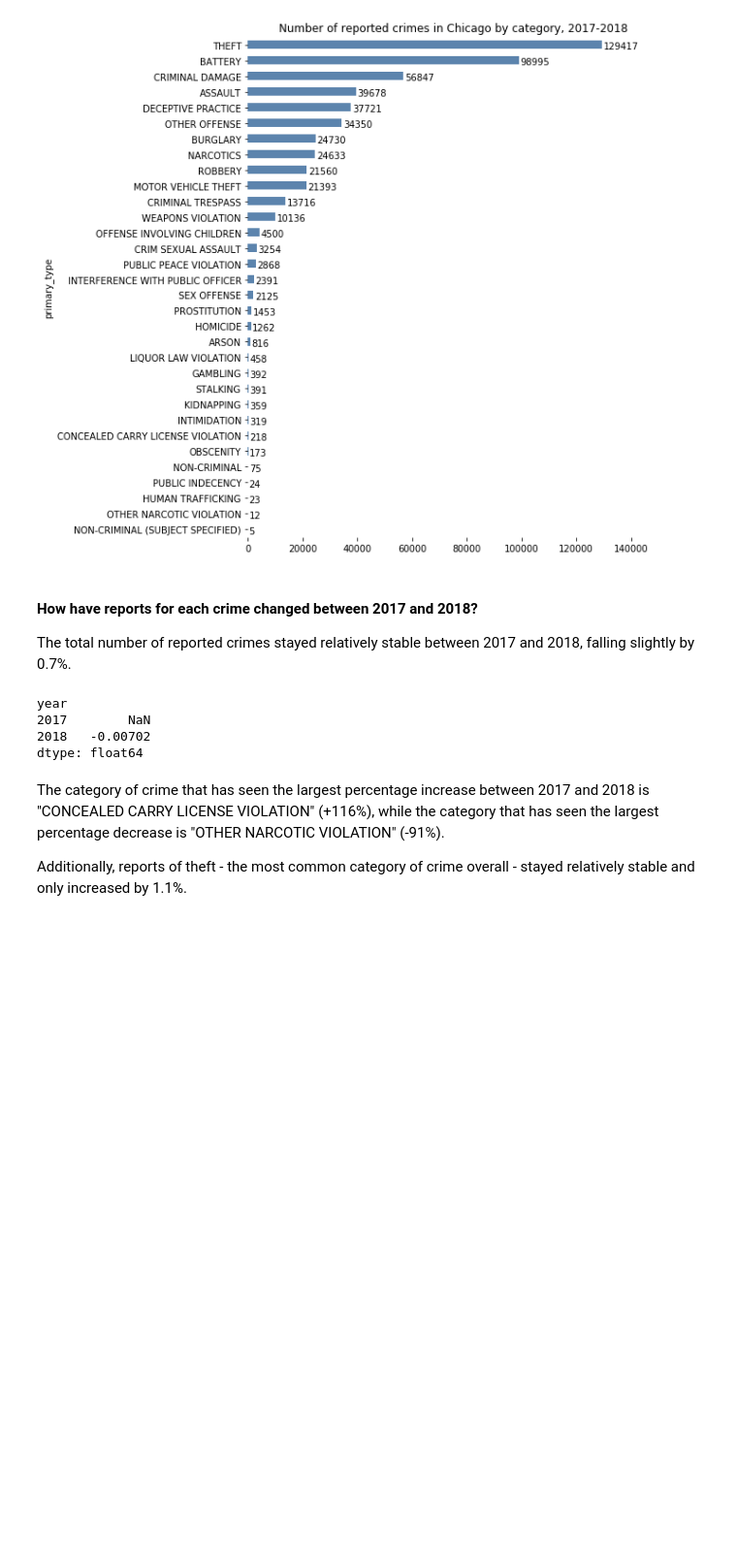
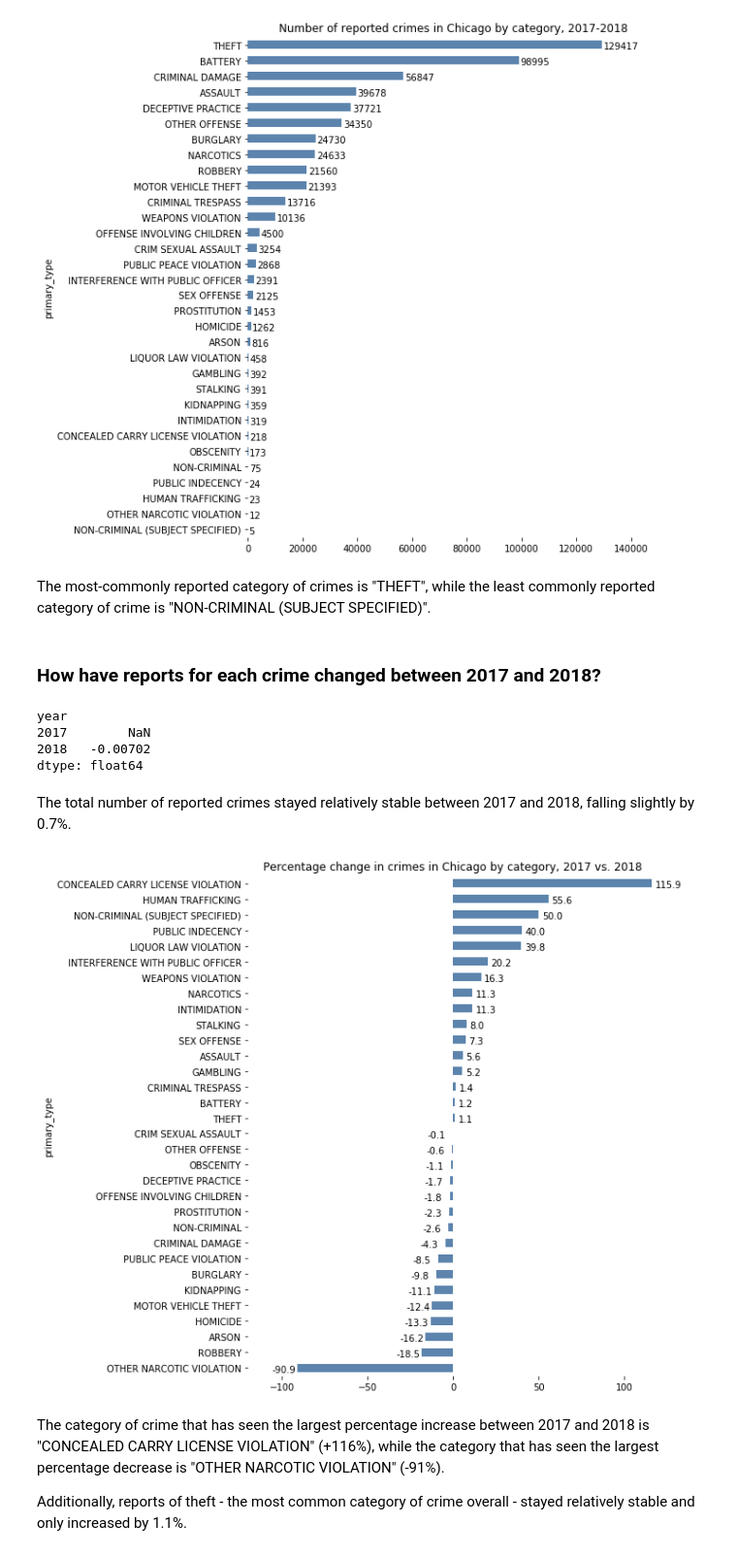
Before and after one commit to jtanwk/capp30254, a Jupyter notebook: HW1/Homework 1.ipynb, the cells around one changed output. Shown at 97% size. Cells and saved outputs as stored; diff of their text form; code cells hidden in the pictures; blank space fills up the shorter version.

```diff
--- a/HW1/Homework 1.ipynb
+++ b/HW1/Homework 1.ipynb
@@ -65,10 +63,10 @@ for edge in ('top', 'right', 'bottom', 'left'):
     ax1.spines[edge].set_visible(False)
 # %% [output]
 [figure]
+# %% [markdown]
+The most-commonly reported category of crimes is "THEFT", while the least commonly reported category of crime is "NON-CRIMINAL (SUBJECT SPECIFIED)".
 # %% [markdown]
-#### How have reports for each crime changed between 2017 and 2018?
-
-The total number of reported crimes stayed relatively stable between 2017 and 2018, falling slightly by 0.7%.
+### How have reports for each crime changed between 2017 and 2018?
 # %%
 crime_df.groupby(['year']).size().pct_change()
 # %% [output]
@@ -76,6 +74,49 @@ year
 2017        NaN
 2018   -0.00702
 dtype: float64
+# %% [markdown]
+The total number of reported crimes stayed relatively stable between 2017 and 2018, falling slightly by 0.7%.
+# %%
+# Group by primary_type and year, count the number of rows in each type-year,
+#  calculate the percentage change from 2017 to 2018 for each year,
+pct_change_df = crime_df \
+    .groupby(['primary_type', 'year'])[['index']] \
+    .count() \
+    .pct_change() \
+    .reset_index()
+
+# Filter to only show 2018 values, then sort by value
+pct_change_df = pct_change_df \
+    .loc[pct_change_df.year == 2018] \
+    .sort_values(by='index') \
+    .rename({'index': 'pct_change'}, axis='columns')
+
+# Adjust units to show in percentage instead of decimal
+pct_change_df['pct_change'] *= 100
+
+# plot
+ax2 = pct_change_df.plot.barh(x='primary_type',
+                              y='pct_change',
+                              title='Percentage change in crimes in Chicago by category, 2017 vs. 2018',
+                              legend=False,
+                              figsize=(8, 10),
+                              xlim=(-120, 120),
+                              color=(0.2, 0.4, 0.6, 0.8))
+
+# add bar labels
+for p in ax2.patches:
+    if p.get_width() > 0:
+        ax2.annotate(str(round(p.get_width(), 1)),
+                     (p.get_width() + 2, p.get_y()))
+    else:
+        ax2.annotate(str(round(p.get_width(), 1)),
+                     (p.get_width() - 15, p.get_y()))
+
+# remove border
+for edge in ('top', 'right', 'bottom', 'left'):
+    ax2.spines[edge].set_visible(False)
+# %% [output]
+[figure, added]
 # %% [markdown]
 The category of crime that has seen the largest percentage increase between 2017 and 2018 is "CONCEALED CARRY LICENSE VIOLATION" (+116%), while the category that has seen the largest percentage decrease is "OTHER NARCOTIC VIOLATION" (-91%).
 
```
Also changed, not shown: parts of 21 cells of this notebook.
